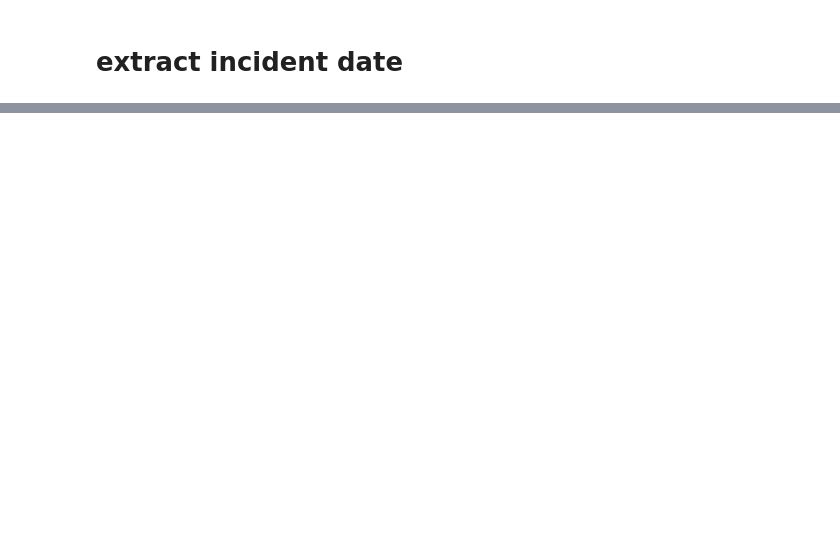
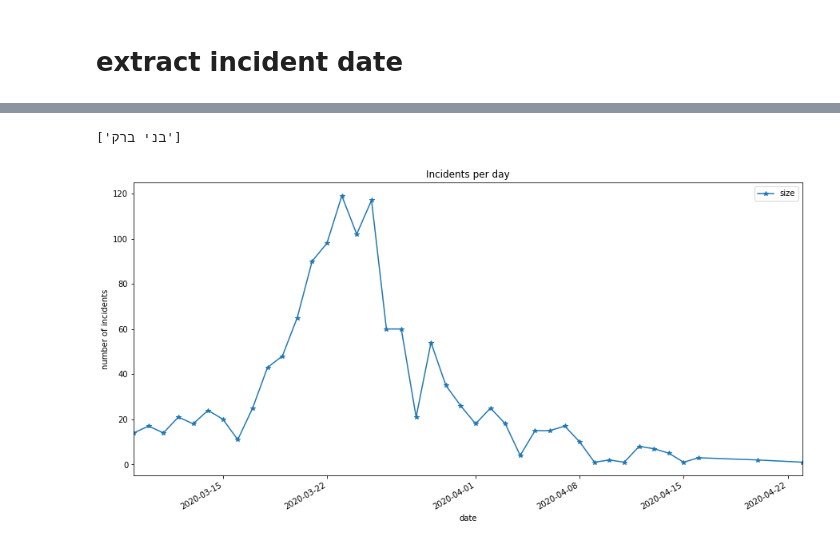
Before and after one commit to erez-aharonov/covid-19-israel-tracker, a Jupyter notebook: analysis.ipynb, the cells around one changed output, grey strips where cells are left out. Saved outputs shown, nothing was run; the diff lists cells and outputs as text; code cells hidden in the pictures; blank space fills up the shorter version.

```diff
--- a/analysis.ipynb
+++ b/analysis.ipynb
@@ -144,0 +183,18 @@ incidents_clean_stat_df.plot(x='incident_day', y='size', marker='*')
+# %%
+def check_name(df, name):
+    settlement_names_series = df['settlement_name']
+    return settlement_names_series[settlement_names_series.str.contains(name)].unique()
+# %%
+def show_stat(df, settlement_name):
+    print(check_name(incidents_df, settlement_name))
+    settlement_df = incidents_df[incidents_df['settlement_name'].str.contains(settlement_name)]
+    stat_df = settlement_df.groupby('incident_day').size().to_frame('size').reset_index()
+    stat_df.plot(x='incident_day', y='size', marker='*')
+    plt.title('Incidents per day')
+    plt.xlabel('date')
+    plt.ylabel('number of incidents')
+# %%
+show_stat(incidents_df, 'בני ברק')
+# %% [output]
+['בני ברק']
+[figure, added]
```
Also changed, not shown: parts of 22 cells of this notebook, 4 other files.
